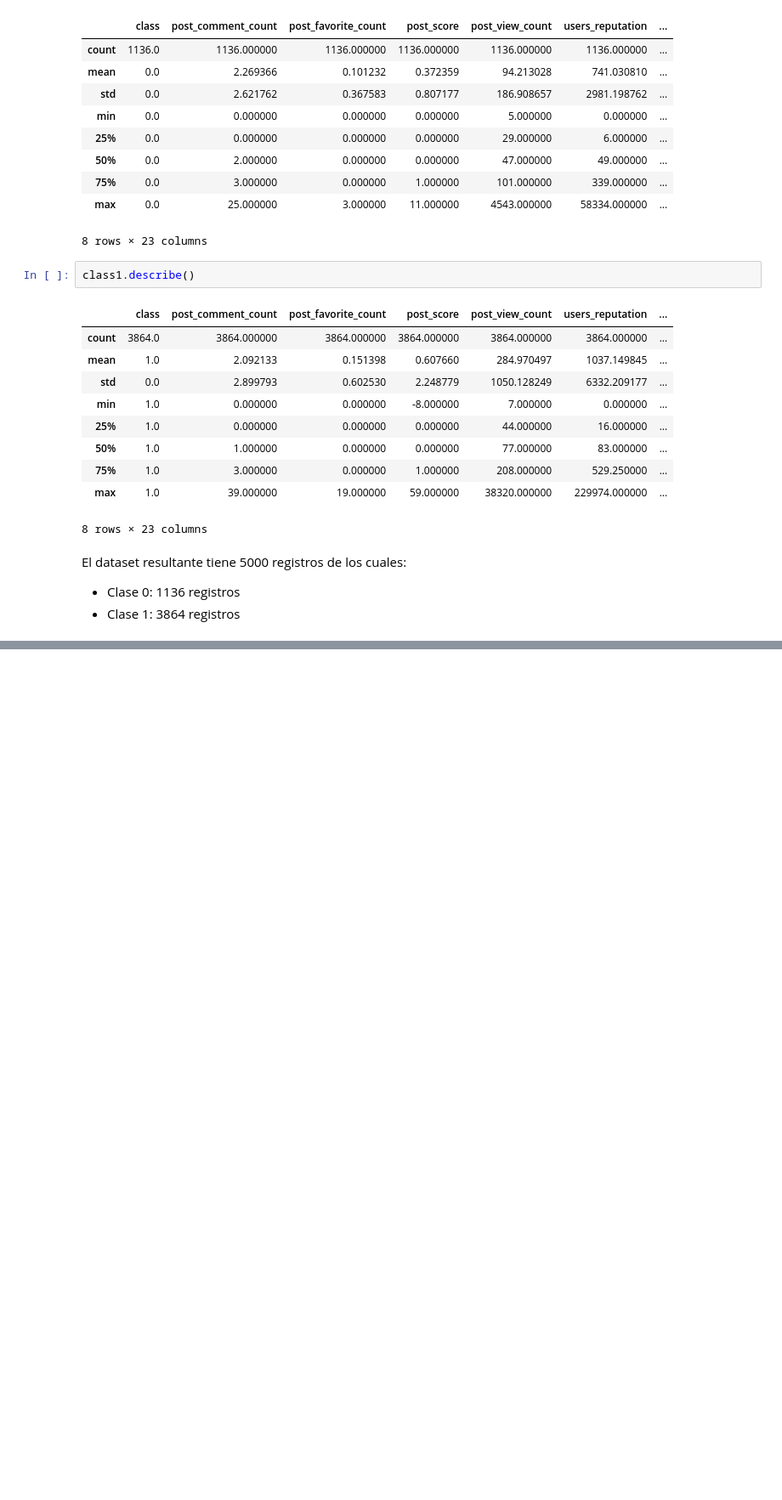
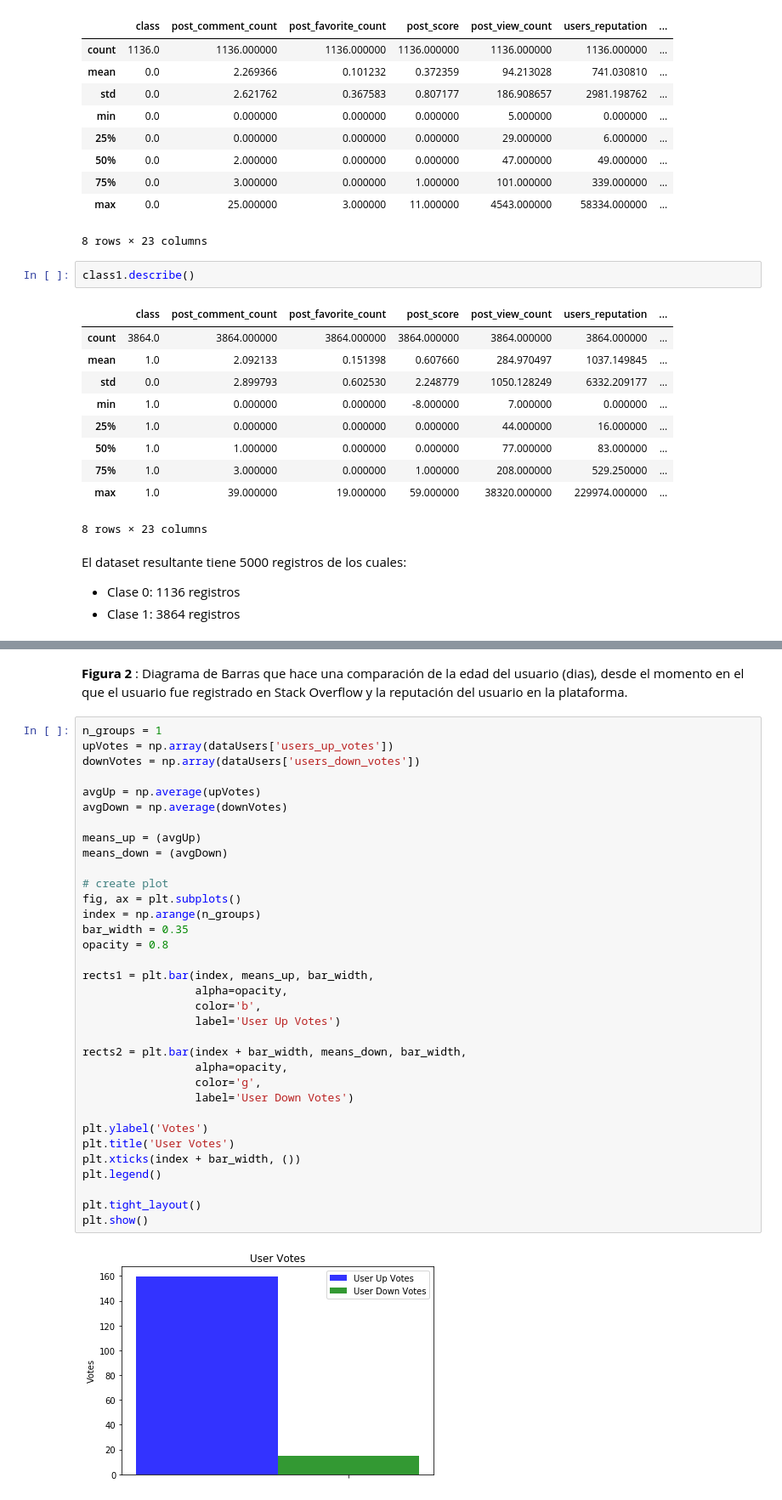
Before and after one commit to evelasquez-4/dataMining, a Jupyter notebook: proyectoMineria/preprocesamiento_Hito2.ipynb, the cells around one changed output, grey strips where cells are left out. Shown at 85% size. Drawn from its saved outputs; the diff is of its cells as text; blank space fills up the shorter version.

```diff
--- a/proyectoMineria/preprocesamiento_Hito2.ipynb
+++ b/proyectoMineria/preprocesamiento_Hito2.ipynb
@@ -231,0 +263,38 @@ El dataset resultante tiene 5000 registros de los cuales:
+# %% [markdown]
+**Figura 2** : Diagrama de Barras que hace una comparación de la edad del usuario (dias), desde el momento en el que el usuario fue registrado en Stack Overflow y la reputación del usuario en la plataforma.
+# %%
+n_groups = 1
+upVotes = np.array(dataUsers['users_up_votes'])
+downVotes = np.array(dataUsers['users_down_votes'])
+
+avgUp = np.average(upVotes)
+avgDown = np.average(downVotes)
+
+means_up = (avgUp)
+means_down = (avgDown)
+
+# create plot
+fig, ax = plt.subplots()
+index = np.arange(n_groups)
+bar_width = 0.35
+opacity = 0.8
+
+rects1 = plt.bar(index, means_up, bar_width,
+                 alpha=opacity,
+                 color='b',
+                 label='User Up Votes')
+
+rects2 = plt.bar(index + bar_width, means_down, bar_width,
+                 alpha=opacity,
+                 color='g',
+                 label='User Down Votes')
+
+plt.ylabel('Votes')
+plt.title('User Votes')
+plt.xticks(index + bar_width, ())
+plt.legend()
+
+plt.tight_layout()
+plt.show()
+# %% [output]
+[figure, added]
```
Also changed, not shown: parts of 9 cells of this notebook.
